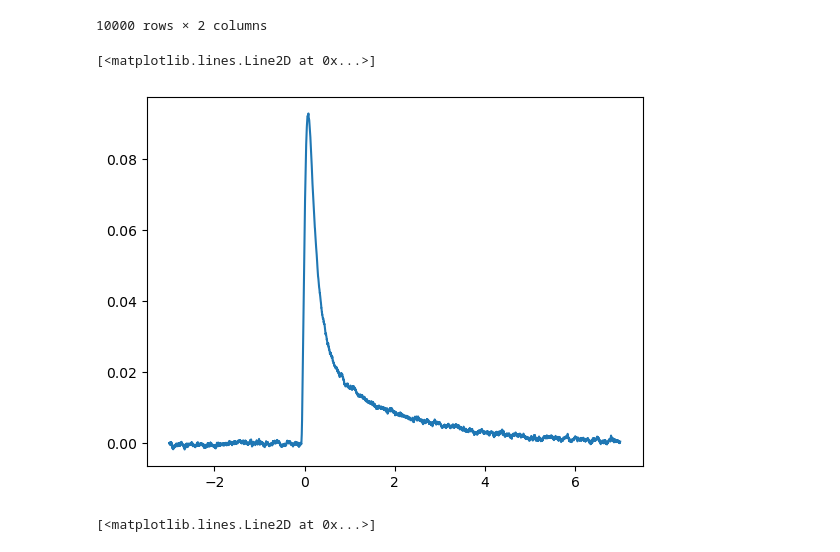
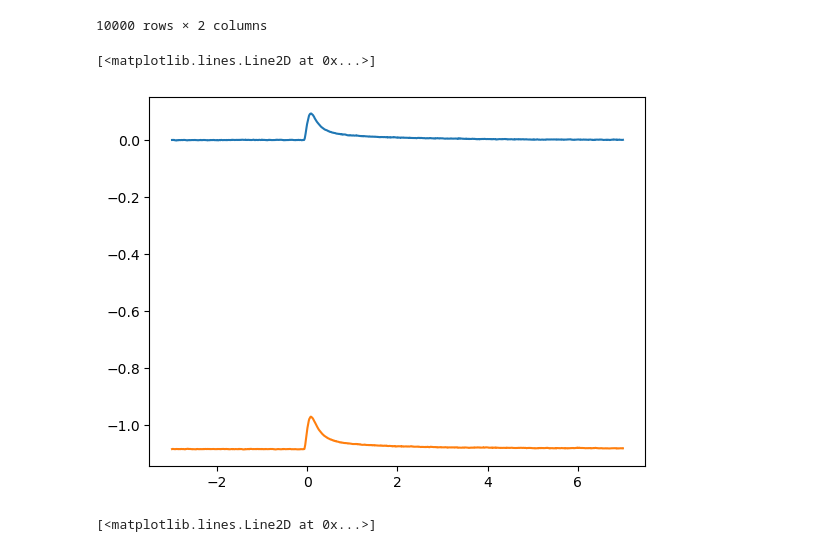
Before and after one commit to arj-shriv/CUORE, a Jupyter notebook: ReadingPulses.ipynb, the cells around one changed output. Cells and saved outputs as stored; diff of their text form; code cells hidden in the pictures.

```diff
--- a/ReadingPulses.ipynb
+++ b/ReadingPulses.ipynb
@@ -162,11 +199,12 @@ import optax
 energies = jnp.array(df["Energy"])
 time = jnp.array(df["Times"])
 energies += energies[0]*-1
-# %%
-plt.plot(time, energies)
-# %% [output]
-[<matplotlib.lines.Line2D at 0x...>]
-[figure, removed]
+# %%
+plt.plot(time, energies)
+plt.plot(np.linspace(-3,7,10000),this_pulse*ADC2mV/4200)
+# %% [output]
+[<matplotlib.lines.Line2D at 0x...>]
+[figure, added]
 # %%
 time = time[2900:]
 energies = energies[2900:]
```
Also changed, not shown: parts of 17 cells of this notebook, 4 other files.
